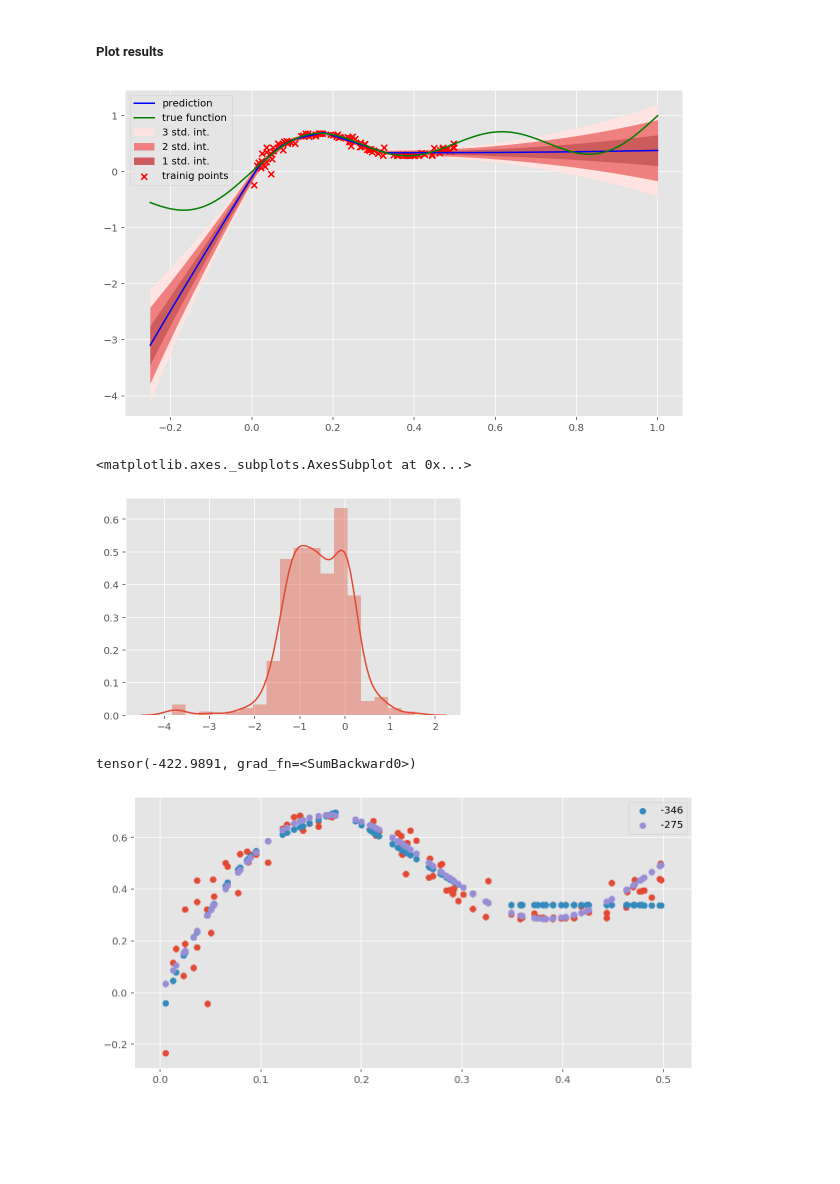
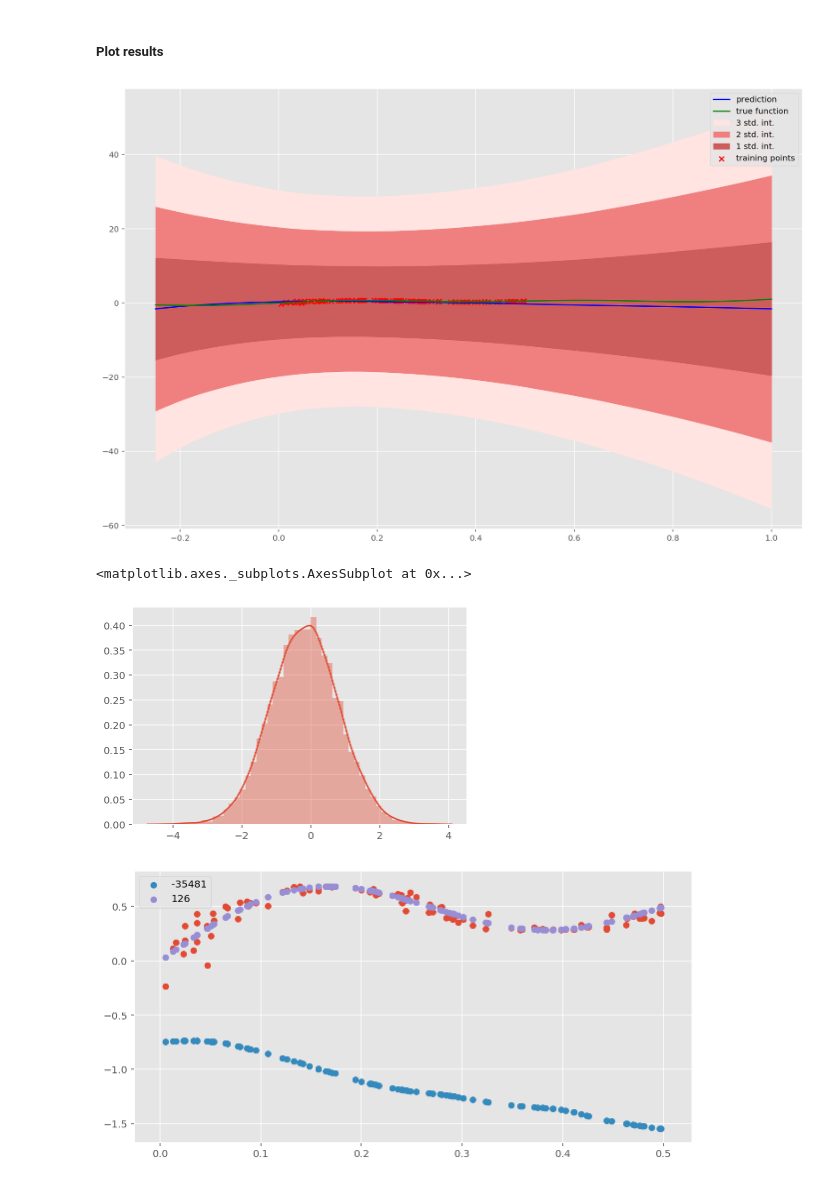
Before and after one commit to WayneDW/MVA_BayesianBackprop, a Jupyter notebook: regression-v2.ipynb, the cells around one changed output. Drawn from its saved outputs; the diff is of its cells as text; code cells hidden in the pictures; blank space fills up the shorter version.

```diff
--- a/regression-v2.ipynb
+++ b/regression-v2.ipynb
@@ -139,11 +139,11 @@ import models.bayesbackprop_regression as bbb
 ##### Definition of the model
 # %%
 prior_parameters = {'sigma1': 1, 'sigma2': np.exp(-6), 'pi': 0.5}
-net = bbb.BayesBackpropNet(hidden_size=100, dim_input=1, dim_output=1, prior_parameters=prior_parameters, sigma=0.02)
+net = bbb.BayesBackpropNet(hidden_size=100, dim_input=1, dim_output=1, prior_parameters=prior_parameters, sigma=0.06)
 reg_model = bbb.BayesBackpropReg(X_train_tensor, y_train_tensor, X_test_tensor, net, batch_size=10)
 # %% [markdown]
 ##### Training step
 # %%
 optimizer = torch.optim.Adam(net.parameters(), lr=0.001, weight_decay=1e-6)
-reg_model.train(2000, optimizer, 2)
+reg_model.train(20000, optimizer, 2, 'geometric')
 # %% [output]
@@ -171,22 +171,18 @@ y_pred_mean, y_pred_std = reg_model.predict(samples=1000)
 # %% [markdown]
 ##### Plot results
 # %%
-plt.figure(figsize=(10, 6))
+plt.figure(figsize=(15, 10))
 reg_model.plot_results()
 plt.plot(dataset['X_test'], F, color='green', label='true function')
 plt.legend()
 plt.show()
 # %% [output]
-[figure, old version]
+[figure, new version]
 # %%
 sns.distplot(net.weights_dist())
 # %% [output]
 <matplotlib.axes._subplots.AxesSubplot at 0x...>
-[figure, old version]
+[figure, new version]
-# %%
-net.log_likelihood(reg_model.y_train, net(reg_model.X_train).squeeze())
-# %% [output]
-tensor(-422.9891, grad_fn=<SumBackward0>)
 # %%
 y = torch.zeros_like(net(reg_model.X_train))
 for i in range(100):
@@ -199,4 +195,4 @@ plt.scatter(reg_model.X_train, function(reg_model.X_train, 0), label=f'{log_like
 plt.legend()
 plt.show()
 # %% [output]
-[figure, old version]
+[figure, new version]
```
Also changed, not shown: parts of 7 cells of this notebook, 3 other files.
